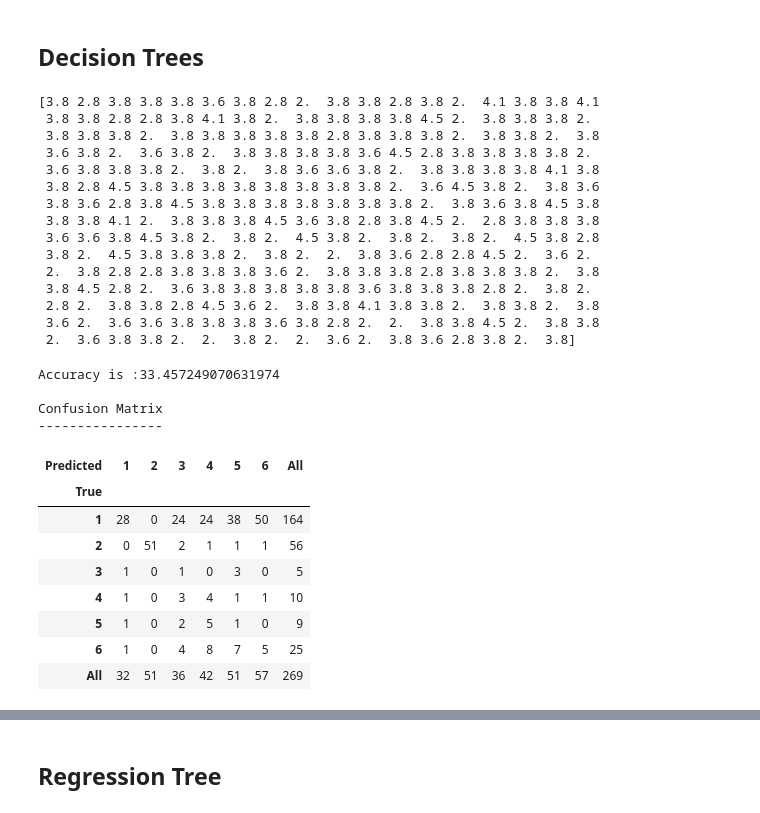
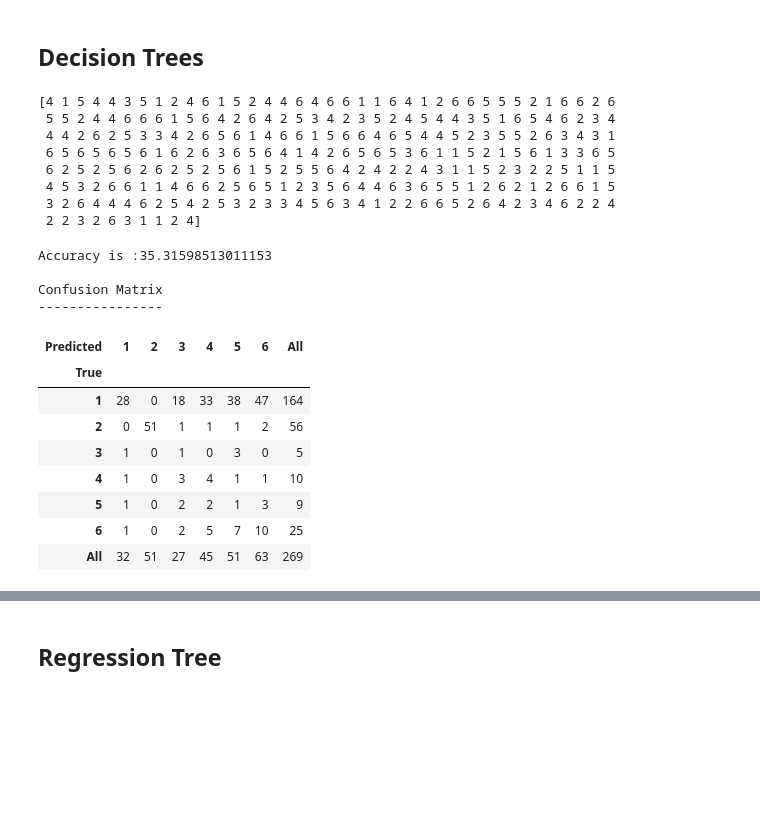
Before and after one commit to hamiltonchangcodes/project_whisky, a Jupyter notebook: Project 5.ipynb, the cells around one changed output, grey strips where cells are left out. Cells and saved outputs as stored; diff of their text form; code cells hidden in the pictures; blank space fills up the shorter version.

```diff
--- a/Project 5.ipynb
+++ b/Project 5.ipynb
@@ -613,52 +633,45 @@ curve.plot()
 clf= DecisionTreeClassifier(criterion='entropy')
 clf.fit(x_train_resampled,y_train_resampled)
 dtree_pred = clf.predict(x_test)
-print(y_pred)
+print(dtree_pred)
 # %% [output]
-[3.8 2.8 3.8 3.8 3.8 3.6 3.8 2.8 2.  3.8 3.8 2.8 3.8 2.  4.1 3.8 3.8 4.1
- 3.8 3.8 2.8 2.8 3.8 4.1 3.8 2.  3.8 3.8 3.8 3.8 4.5 2.  3.8 3.8 3.8 2.
- 3.8 3.8 3.8 2.  3.8 3.8 3.8 3.8 3.8 2.8 3.8 3.8 3.8 2.  3.8 3.8 2.  3.8
- 3.6 3.8 2.  3.6 3.8 2.  3.8 3.8 3.8 3.8 3.6 4.5 2.8 3.8 3.8 3.8 3.8 2.
- 3.6 3.8 3.8 3.8 2.  3.8 2.  3.8 3.6 3.6 3.8 2.  3.8 3.8 3.8 3.8 4.1 3.8
- 3.8 2.8 4.5 3.8 3.8 3.8 3.8 3.8 3.8 3.8 3.8 2.  3.6 4.5 3.8 2.  3.8 3.6
- 3.8 3.6 2.8 3.8 4.5 3.8 3.8 3.8 3.8 3.8 3.8 3.8 2.  3.8 3.6 3.8 4.5 3.8
- 3.8 3.8 4.1 2.  3.8 3.8 3.8 4.5 3.6 3.8 2.8 3.8 4.5 2.  2.8 3.8 3.8 3.8
- 3.6 3.6 3.8 4.5 3.8 2.  3.8 2.  4.5 3.8 2.  3.8 2.  3.8 2.  4.5 3.8 2.8
- 3.8 2.  4.5 3.8 3.8 3.8 2.  3.8 2.  2.  3.8 3.6 2.8 2.8 4.5 2.  3.6 2.
- 2.  3.8 2.8 2.8 3.8 3.8 3.8 3.6 2.  3.8 3.8 3.8 2.8 3.8 3.8 3.8 2.  3.8
- 3.8 4.5 2.8 2.  3.6 3.8 3.8 3.8 3.8 3.8 3.6 3.8 3.8 3.8 2.8 2.  3.8 2.
- 2.8 2.  3.8 3.8 2.8 4.5 3.6 2.  3.8 3.8 4.1 3.8 3.8 2.  3.8 3.8 2.  3.8
- 3.6 2.  3.6 3.6 3.8 3.8 3.8 3.6 3.8 2.8 2.  2.  3.8 3.8 4.5 2.  3.8 3.8
- 2.  3.6 3.8 3.8 2.  2.  3.8 2.  2.  3.6 2.  3.8 3.6 2.8 3.8 2.  3.8]
+[4 1 5 4 4 3 5 1 2 4 6 1 5 2 4 4 6 4 6 6 1 1 6 4 1 2 6 6 5 5 5 2 1 6 6 2 6
+ 5 5 2 4 4 6 6 6 1 5 6 4 2 6 4 2 5 3 4 2 3 5 2 4 5 4 4 3 5 1 6 5 4 6 2 3 4
+ 4 4 2 6 2 5 3 3 4 2 6 5 6 1 4 6 6 1 5 6 6 4 6 5 4 4 5 2 3 5 5 2 6 3 4 3 1
+ 6 5 6 5 6 5 6 1 6 2 6 3 6 5 6 4 1 4 2 6 5 6 5 3 6 1 1 5 2 1 5 6 1 3 3 6 5
+ 6 2 5 2 5 6 2 6 2 5 2 5 6 1 5 2 5 5 6 4 2 4 2 2 4 3 1 1 5 2 3 2 2 5 1 1 5
+ 4 5 3 2 6 6 1 1 4 6 6 2 5 6 5 1 2 3 5 6 4 4 6 3 6 5 5 1 2 6 2 1 2 6 6 1 5
+ 3 2 6 4 4 4 6 2 5 4 2 5 3 2 3 3 4 5 6 3 4 1 2 2 6 6 5 2 6 4 2 3 4 6 2 2 4
+ 2 2 3 2 6 3 1 1 2 4]
 # %%
 from sklearn.metrics import accuracy_score, roc_curve, auc
 from sklearn.externals.six import StringIO
-acc = accuracy_score(y_test,y_pred) * 100
+acc = accuracy_score(y_test,dtree_pred) * 100
 print("Accuracy is :{0}".format(acc))
 
 # # Check the AUC for predictions
 # false_positive_rate, true_positive_rate, thresholds = roc_curve(y_test, y_pred)
 # roc_auc = auc(false_positive_rate, true_positive_rate)
 # print("\nAUC is :{0}".format(round(roc_auc,2)))
 
 # Create and print a confusion matrix
 print('\nConfusion Matrix')
 print('----------------')
-pd.crosstab(y_test, y_pred, rownames=['True'], colnames=['Predicted'], margins=True)
+pd.crosstab(y_test, dtree_pred, rownames=['True'], colnames=['Predicted'], margins=True)
 # %% [output]
-Accuracy is :33.457249070631974
+Accuracy is :35.31598513011153
 
 Confusion Matrix
 ----------------
 | Predicted | 1 | 2 | 3 | 4 | 5 | 6 | All |
 | True |  |  |  |  |  |  |  |
-| 1 | 28 | 0 | 24 | 24 | 38 | 50 | 164 |
-| 2 | 0 | 51 | 2 | 1 | 1 | 1 | 56 |
+| 1 | 28 | 0 | 18 | 33 | 38 | 47 | 164 |
+| 2 | 0 | 51 | 1 | 1 | 1 | 2 | 56 |
 | 3 | 1 | 0 | 1 | 0 | 3 | 0 | 5 |
 | 4 | 1 | 0 | 3 | 4 | 1 | 1 | 10 |
-| 5 | 1 | 0 | 2 | 5 | 1 | 0 | 9 |
-| 6 | 1 | 0 | 4 | 8 | 7 | 5 | 25 |
-| All | 32 | 51 | 36 | 42 | 51 | 57 | 269 |
+| 5 | 1 | 0 | 2 | 2 | 1 | 3 | 9 |
+| 6 | 1 | 0 | 2 | 5 | 7 | 10 | 25 |
+| All | 32 | 51 | 27 | 45 | 51 | 63 | 269 |
 # %%
 print(classification_report(y_test, dtree_pred, target_names=labels))
 # %% [output]
```
Also changed, not shown: parts of 21 cells of this notebook, 5 other files.
